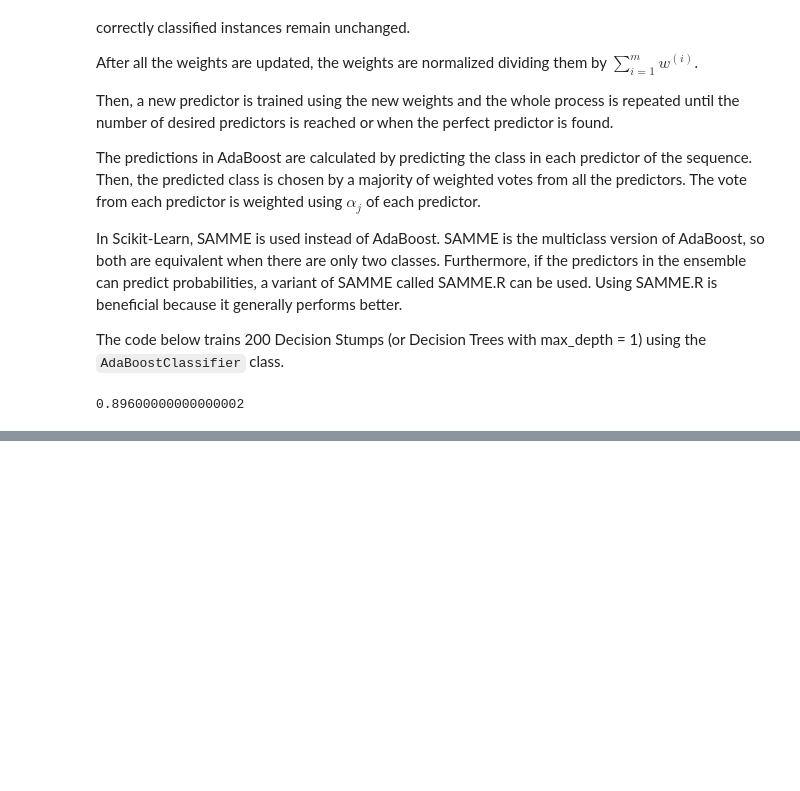
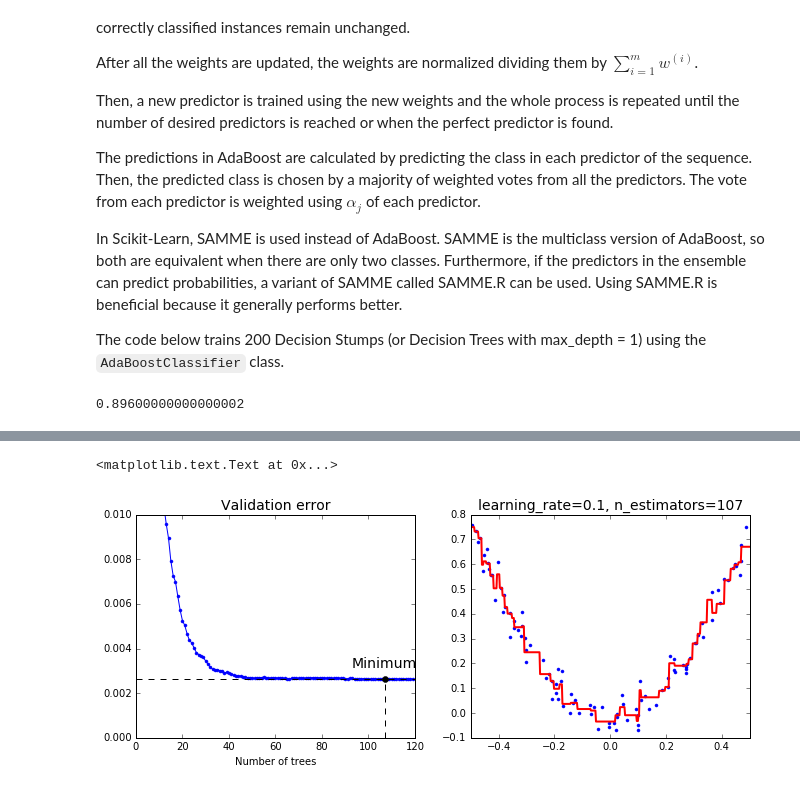
Before and after one commit to cmpatino/Hands-On-MachineLearning, a Jupyter notebook: Chapter 7- Ensemble Learning and Random Forests.ipynb, the cells around one changed output, grey strips where cells are left out. Saved outputs shown, nothing was run; the diff lists cells and outputs as text; code cells hidden in the pictures; blank space fills up the shorter version.

```diff
--- a/Chapter 7- Ensemble Learning and Random Forests.ipynb
+++ b/Chapter 7- Ensemble Learning and Random Forests.ipynb
@@ -266,0 +354,5 @@ To fix overfitting in an AdaBoost ensemble, the number of estimator can be reduc
+# %%
+from sklearn.ensemble import GradientBoostingRegressor
+
+gbrt = GradientBoostingRegressor(max_depth = 2, n_estimators=3, learning_rate=1.0)
+gbrt.fit(X,y)
@@ -266,0 +370,16 @@ To fix overfitting in an AdaBoost ensemble, the number of estimator can be reduc
+# %%
+from sklearn.model_selection import train_test_split
+from sklearn.metrics import mean_squared_error
+
+X_train, X_val, y_train, y_val = train_test_split(X, y)
+
+gbrt = GradientBoostingRegressor(max_depth=2, n_estimators=120)
+gbrt.fit(X_train, y_train)
+
+errors = [mean_squared_error(y_val, y_pred)
+         for y_pred in gbrt.staged_predict(X_val)]
+
+best_n_estimator = np.argmin(errors)
+
+gbrt_best = GradientBoostingRegressor(max_depth=2, n_estimators=best_n_estimator)
+gbrt_best.fit(X_train, y_train)
@@ -266,0 +394,22 @@ To fix overfitting in an AdaBoost ensemble, the number of estimator can be reduc
+# %%
+min_error = np.min(errors)
+
+plt.figure(figsize=(11,4))
+
+plt.subplot(121)
+plt.plot(errors, "b.-")
+plt.plot([best_n_estimator, best_n_estimator], [0, min_error], "k--")
+plt.plot([0, 120], [min_error, min_error], "k--")
+plt.plot(best_n_estimator, min_error, "ko")
+plt.text(best_n_estimator, min_error*1.2, "Minimum", ha="center", fontsize=14)
+plt.axis([0, 120, 0, 0.01])
+plt.xlabel("Number of trees")
+plt.title("Validation error", fontsize=14)
+
+
+plt.subplot(122)
+plot_predictions([gbrt_best], X, y, axes=[-0.5, 0.5, -0.1, 0.8])
+plt.title("learning_rate={}, n_estimators={}".format(gbrt_best.learning_rate, gbrt_best.n_estimators), fontsize=14)
+# %% [output]
+<matplotlib.text.Text at 0x...>
+[figure, added]
```
Also changed, not shown: parts of 22 cells of this notebook.
